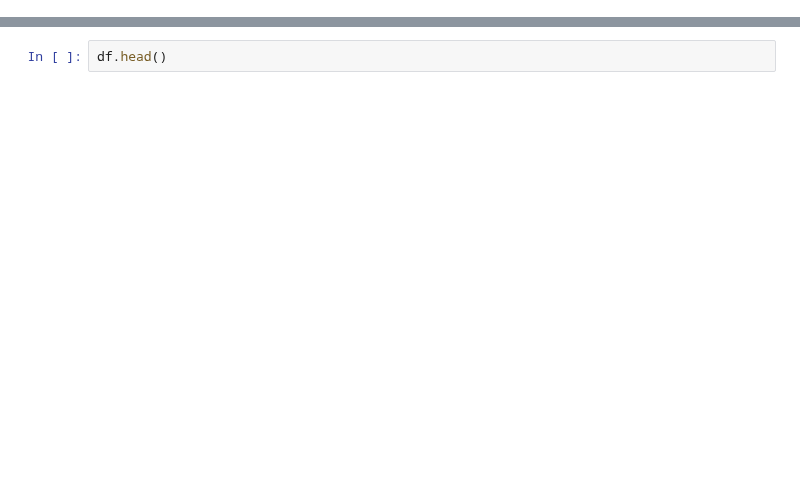
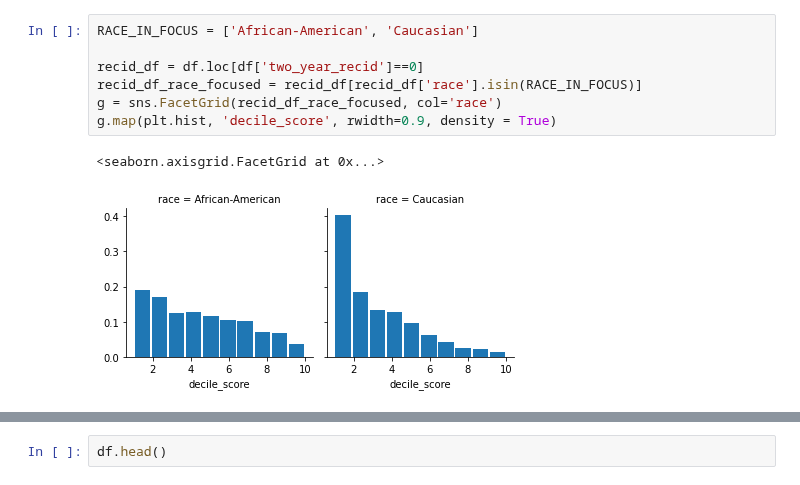
Before and after one commit to Ahmads405/ECE143Group1Project, a Jupyter notebook: Compas Analysis Ahmad.ipynb, the cells around one changed output, grey strips where cells are left out. Drawn from its saved outputs; the diff is of its cells as text; blank space fills up the shorter version.

```diff
--- a/Compas Analysis Ahmad.ipynb
+++ b/Compas Analysis Ahmad.ipynb
@@ -11,0 +17,10 @@ df = pd.read_csv("compas-scores-two-years.csv")
+# %%
+RACE_IN_FOCUS = ['African-American', 'Caucasian']
+
+recid_df = df.loc[df['two_year_recid']==0]
+recid_df_race_focused = recid_df[recid_df['race'].isin(RACE_IN_FOCUS)]
+g = sns.FacetGrid(recid_df_race_focused, col='race')
+g.map(plt.hist, 'decile_score', rwidth=0.9, density = True)
+# %% [output]
+<seaborn.axisgrid.FacetGrid at 0x...>
+[figure, added]
```
Also changed, not shown: parts of 5 cells of this notebook, 1 other file.
